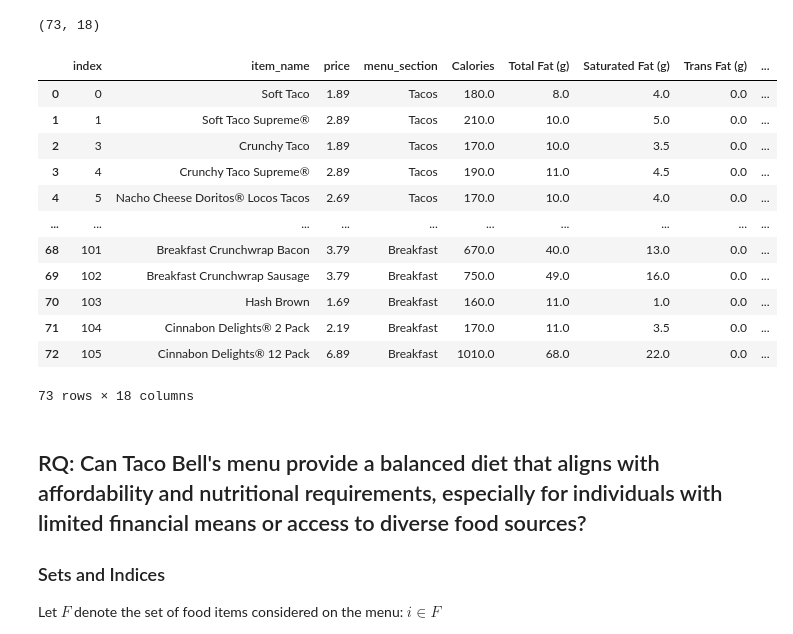
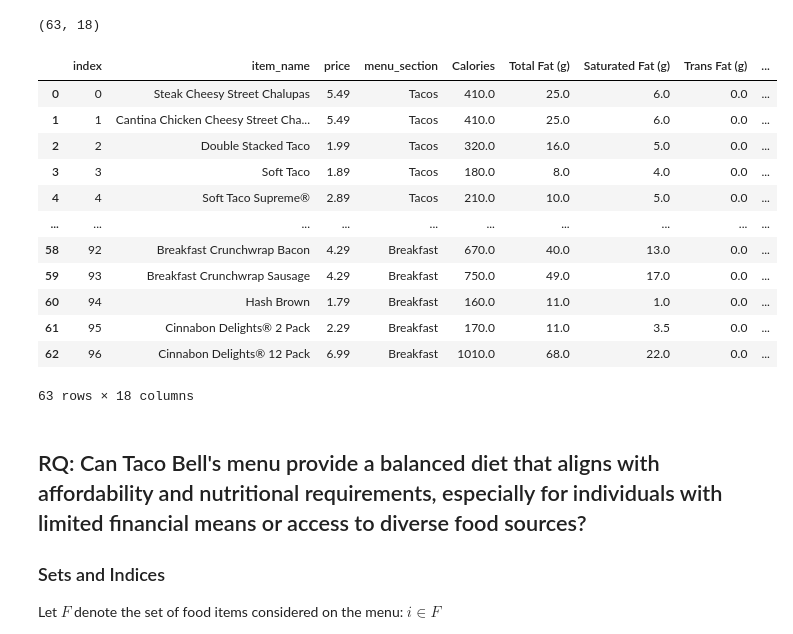
Before and after one commit to ashrifehn/tacobell_menu_optimization, a Jupyter notebook: model_development/final_models.ipynb, the cells around one changed output. Saved outputs shown, nothing was run; the diff lists cells and outputs as text; code cells hidden in the pictures.

Commit message:
Updated menu data

```diff
--- a/model_development/final_models.ipynb
+++ b/model_development/final_models.ipynb
@@ -17,25 +21,25 @@ pd.set_option('display.max_columns', None)
 # %%
 
 # change name of path
-food_data = pd.read_csv("../data/cleaned_taco_bell_menu_items.csv", index_col=0)
+food_data = pd.read_csv("../data/cleaned_taco_bell_menu_items_2024-08-22.csv", index_col=0)
 food_data.reset_index(inplace=True)
 print(food_data.shape)
 food_data
 # %% [output]
-(73, 18)
+(63, 18)
 |  | index | item_name | price | menu_section | Calories | Total Fat (g) | Saturated Fat (g) | Trans Fat (g) | ... |
-| 0 | 0 | Soft Taco | 1.89 | Tacos | 180.0 | 8.0 | 4.0 | 0.0 | ... |
-| 1 | 1 | Soft Taco Supreme® | 2.89 | Tacos | 210.0 | 10.0 | 5.0 | 0.0 | ... |
-| 2 | 3 | Crunchy Taco | 1.89 | Tacos | 170.0 | 10.0 | 3.5 | 0.0 | ... |
-| 3 | 4 | Crunchy Taco Supreme® | 2.89 | Tacos | 190.0 | 11.0 | 4.5 | 0.0 | ... |
-| 4 | 5 | Nacho Cheese Doritos® Locos Tacos | 2.69 | Tacos | 170.0 | 10.0 | 4.0 | 0.0 | ... |
+| 0 | 0 | Steak Cheesy Street Chalupas | 5.49 | Tacos | 410.0 | 25.0 | 6.0 | 0.0 | ... |
+| 1 | 1 | Cantina Chicken Cheesy Street Cha... | 5.49 | Tacos | 410.0 | 25.0 | 6.0 | 0.0 | ... |
+| 2 | 2 | Double Stacked Taco | 1.99 | Tacos | 320.0 | 16.0 | 5.0 | 0.0 | ... |
+| 3 | 3 | Soft Taco | 1.89 | Tacos | 180.0 | 8.0 | 4.0 | 0.0 | ... |
+| 4 | 4 | Soft Taco Supreme® | 2.89 | Tacos | 210.0 | 10.0 | 5.0 | 0.0 | ... |
 | ... | ... | ... | ... | ... | ... | ... | ... | ... | ... |
-| 68 | 101 | Breakfast Crunchwrap Bacon | 3.79 | Breakfast | 670.0 | 40.0 | 13.0 | 0.0 | ... |
-| 69 | 102 | Breakfast Crunchwrap Sausage | 3.79 | Breakfast | 750.0 | 49.0 | 16.0 | 0.0 | ... |
-| 70 | 103 | Hash Brown | 1.69 | Breakfast | 160.0 | 11.0 | 1.0 | 0.0 | ... |
-| 71 | 104 | Cinnabon Delights® 2 Pack | 2.19 | Breakfast | 170.0 | 11.0 | 3.5 | 0.0 | ... |
-| 72 | 105 | Cinnabon Delights® 12 Pack | 6.89 | Breakfast | 1010.0 | 68.0 | 22.0 | 0.0 | ... |
+| 58 | 92 | Breakfast Crunchwrap Bacon | 4.29 | Breakfast | 670.0 | 40.0 | 13.0 | 0.0 | ... |
+| 59 | 93 | Breakfast Crunchwrap Sausage | 4.29 | Breakfast | 750.0 | 49.0 | 17.0 | 0.0 | ... |
+| 60 | 94 | Hash Brown | 1.79 | Breakfast | 160.0 | 11.0 | 1.0 | 0.0 | ... |
+| 61 | 95 | Cinnabon Delights® 2 Pack | 2.29 | Breakfast | 170.0 | 11.0 | 3.5 | 0.0 | ... |
+| 62 | 96 | Cinnabon Delights® 12 Pack | 6.99 | Breakfast | 1010.0 | 68.0 | 22.0 | 0.0 | ... |
-73 rows × 18 columns
+63 rows × 18 columns
 # %%
 #Defining variables
 price = food_data['price'].tolist()
```
Also changed, not shown: parts of 11 cells of this notebook, 10 other files.
